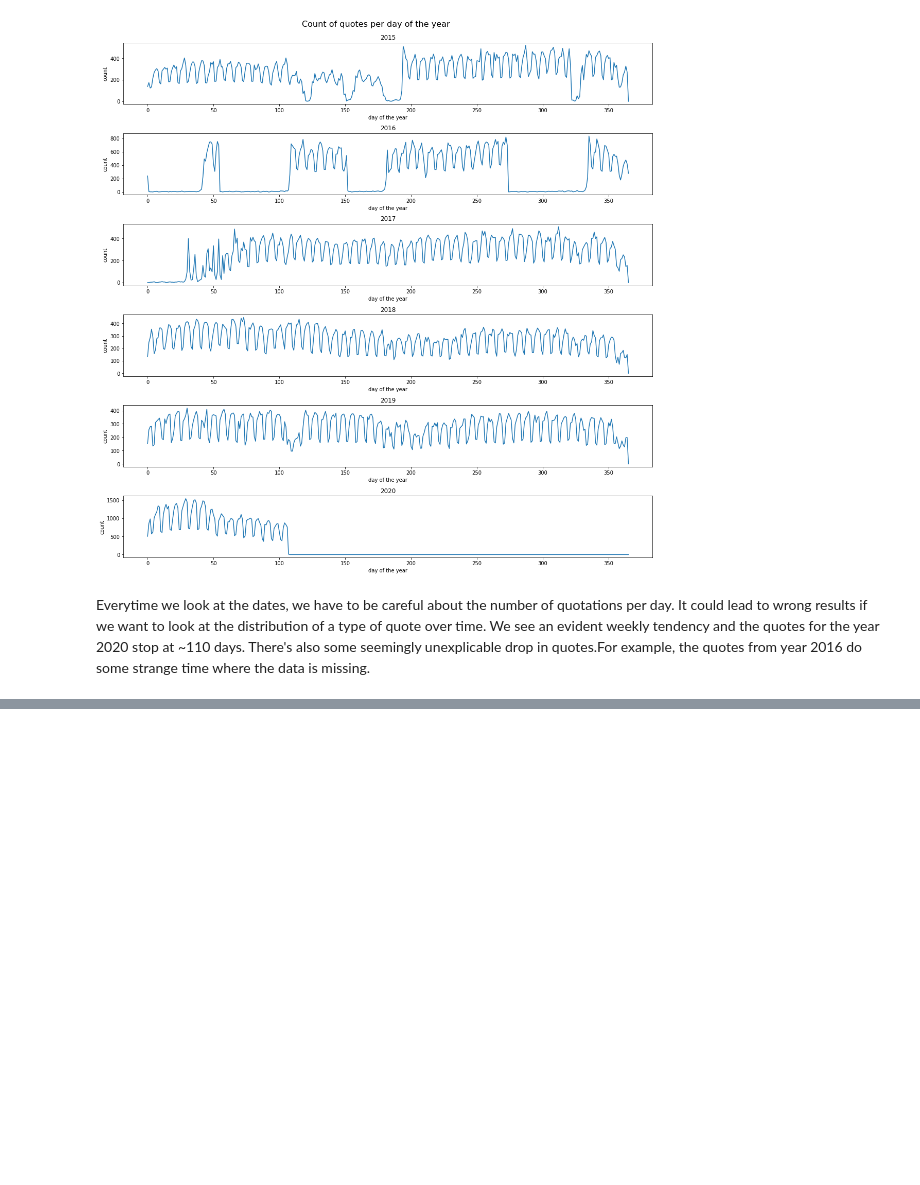
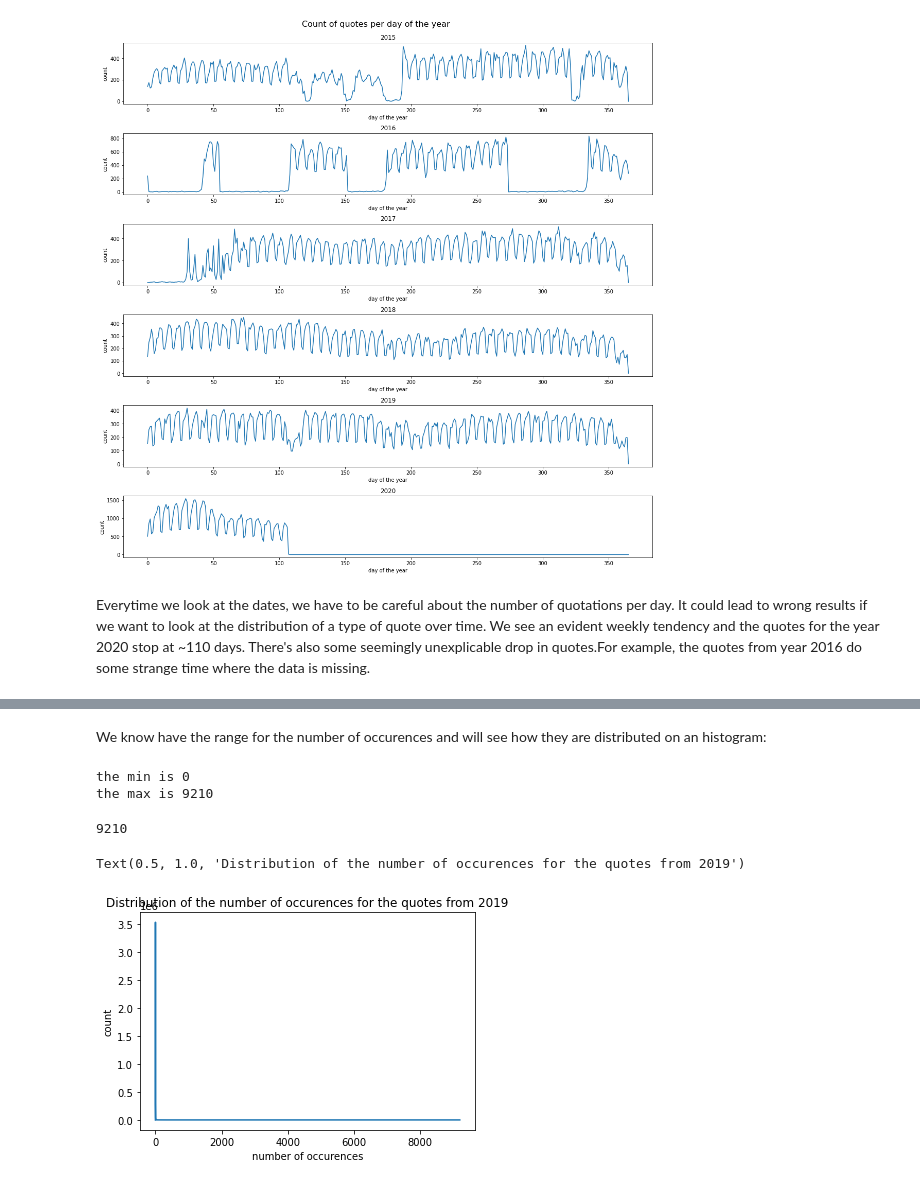
Before and after one commit to epfl-ada/ada-2021-project-abracadabra, a Jupyter notebook: Milestone2_JonathanHaymoz.ipynb, the cells around one changed output, grey strips where cells are left out. Cells and saved outputs as stored; diff of their text form; code cells hidden in the pictures; blank space fills up the shorter version.

```diff
--- a/Milestone2_JonathanHaymoz.ipynb
+++ b/Milestone2_JonathanHaymoz.ipynb
@@ -300,3 +282,5 @@ plt.show()
 [figure]
 # %% [markdown]
 Everytime we look at the dates, we have to be careful about the number of quotations per day. It could lead to wrong results if we want to look at the distribution of a type of quote over time. We see an evident weekly tendency and the quotes for the year 2020 stop at ~110 days. There's also some seemingly unexplicable drop in quotes.For example, the quotes from year 2016 do some strange time where the data is missing.
+# %%
+path_to_file = '/content/drive/MyDrive/Quotebank/quotes-2020.json.bz2'
@@ -302,0 +291,40 @@ Everytime we look at the dates, we have to be careful about the number of quotat
+# %% [markdown]
+We know have the range for the number of occurences and will see how they are distributed on an histogram:
+# %%
+min = 0
+max = 0
+count = 0
+with bz2.open(path_to_file, 'rb') as s_file:
+  for instance in s_file:
+    instance = json.loads(instance) # loading a sample
+    numOccurrences = instance['numOccurrences'] # extracting the date
+    if numOccurrences<min:
+      min = numOccurrences
+    if numOccurrences>max:
+      max = numOccurrences
+    count+=1
+# %%
+print(f'the min is {min}')
+print(f'the max is {max}')
+# %% [output]
+the min is 0
+the max is 9210
+# %%
+count_Occurences = np.zeros((max+1,))
+
+with bz2.open(path_to_file, 'rb') as s_file:
+  for instance in s_file:
+    instance = json.loads(instance) # loading a sample
+    numOccurrences = instance['numOccurrences'] # extracting the date
+    count_Occurences[numOccurrences] +=1
+# %%
+occurences = np.arange(max+1)
+print(max)
+plt.plot(occurences, count_Occurences)
+plt.xlabel("number of occurences")
+plt.ylabel("count")
+plt.title("Distribution of the number of occurences for the quotes from 2019")
+# %% [output]
+9210
+Text(0.5, 1.0, 'Distribution of the number of occurences for the quotes from 2019')
+[figure, added]
```
Also changed, not shown: parts of 25 cells of this notebook.
